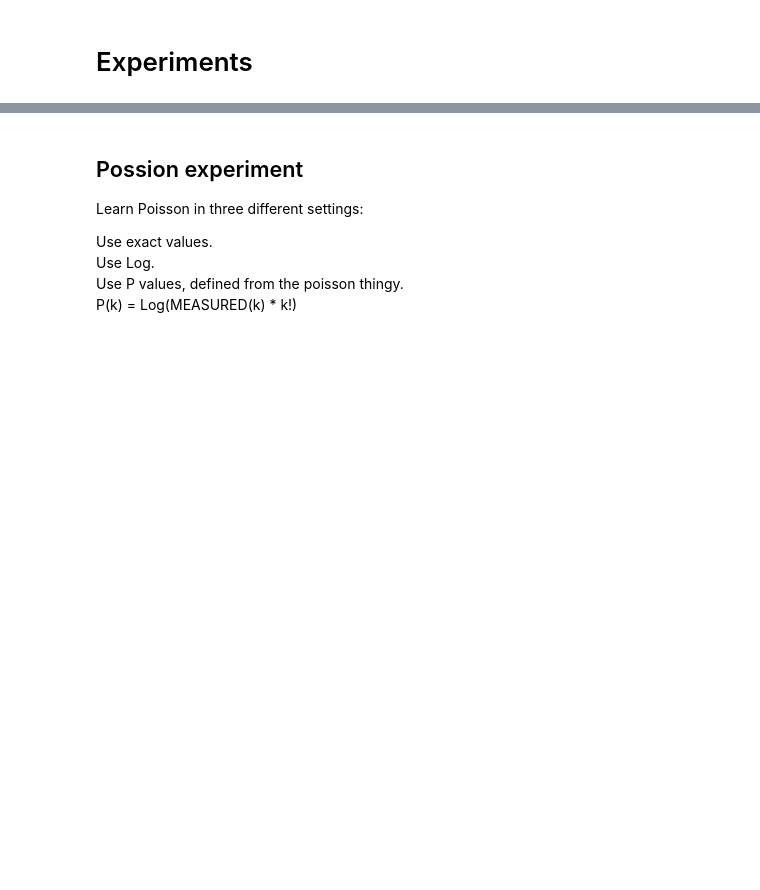
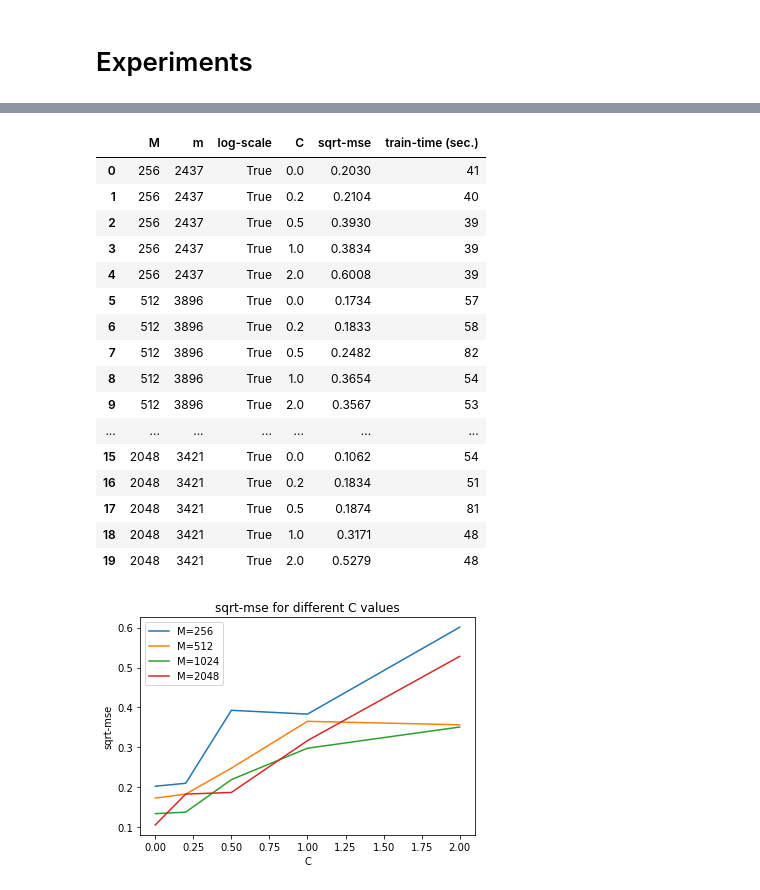
Before and after one commit to yossi-cohen/preferential-attachment, a Jupyter notebook: notebooks/trials-yulesimon.ipynb, the cells around one changed output, grey strips where cells are left out. Drawn from its saved outputs; the diff is of its cells as text; code cells hidden in the pictures; blank space fills up the shorter version.

```diff
--- a/notebooks/trials-yulesimon.ipynb
+++ b/notebooks/trials-yulesimon.ipynb
@@ -161,7 +244,0 @@ Try, e.g., C = 0.2, 0.5, 1, 2,
-# %%
-trials_out_2, df_2 = Experiment(
-    N=N,
-    M_values=[256, 512],
-    C_values=[0.0, 0.2, 0.5, 1.0, 2.0],
-    apply_log_scale=[True])
-df_2
@@ -193,8 +244,0 @@ training - log-scale=True, C=2.0 ... sqrt-mse: 0.2982, loss: 0.0261, val_loss: 0
-# %% [markdown]
-## Possion experiment
-Learn Poisson in three different settings:
-
-Use exact values.
-Use Log.
-Use P values, defined from the poisson thingy.
-P(k) = Log(MEASURED(k) * k!)
@@ -203 +245,34 @@ P(k) = Log(MEASURED(k) * k!)
+# %%
+def plot_sqrt_mse_vs_C2(df, M_values):
+
+    C_values = df.loc[df['M'] == M_values[0]][['C']].values
+    for M in M_values:
+        sqrt_mse_for_M = df.loc[df['M'] == M][['sqrt-mse']].values
+        _ = plt.plot(C_values, sqrt_mse_for_M, label=f'M={M}')
+        plt.xlabel('C')
+        plt.ylabel('sqrt-mse')
+    plt.title('sqrt-mse for different C values')
+    _ = plt.legend()
+
+plot_sqrt_mse_vs_C2(df_2, [256, 512, 1024, 2048])
+df_2
+# %% [output]
+|  | M | m | log-scale | C | sqrt-mse | train-time (sec.) |
+| 0 | 256 | 2437 | True | 0.0 | 0.2030 | 41 |
+| 1 | 256 | 2437 | True | 0.2 | 0.2104 | 40 |
+| 2 | 256 | 2437 | True | 0.5 | 0.3930 | 39 |
+| 3 | 256 | 2437 | True | 1.0 | 0.3834 | 39 |
+| 4 | 256 | 2437 | True | 2.0 | 0.6008 | 39 |
+| 5 | 512 | 3896 | True | 0.0 | 0.1734 | 57 |
+| 6 | 512 | 3896 | True | 0.2 | 0.1833 | 58 |
+| 7 | 512 | 3896 | True | 0.5 | 0.2482 | 82 |
+| 8 | 512 | 3896 | True | 1.0 | 0.3654 | 54 |
+| 9 | 512 | 3896 | True | 2.0 | 0.3567 | 53 |
+| ... | ... | ... | ... | ... | ... | ... |
+| 15 | 2048 | 3421 | True | 0.0 | 0.1062 | 54 |
+| 16 | 2048 | 3421 | True | 0.2 | 0.1834 | 51 |
+| 17 | 2048 | 3421 | True | 0.5 | 0.1874 | 81 |
+| 18 | 2048 | 3421 | True | 1.0 | 0.3171 | 48 |
+| 19 | 2048 | 3421 | True | 2.0 | 0.5279 | 48 |
+[figure, added]
 # %% [markdown]
```
Also changed, not shown: parts of 13 cells of this notebook, 2 other files.
